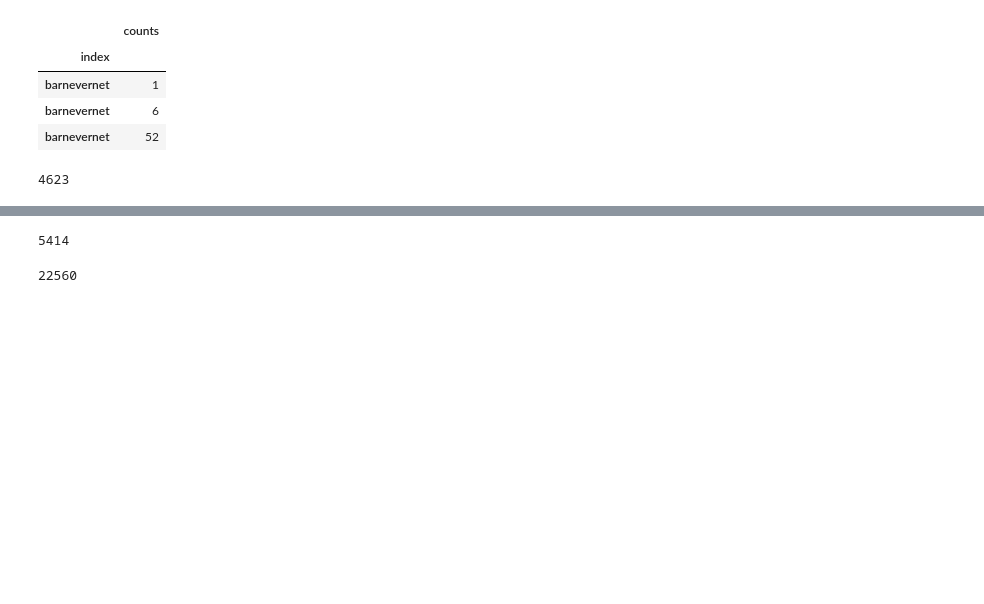
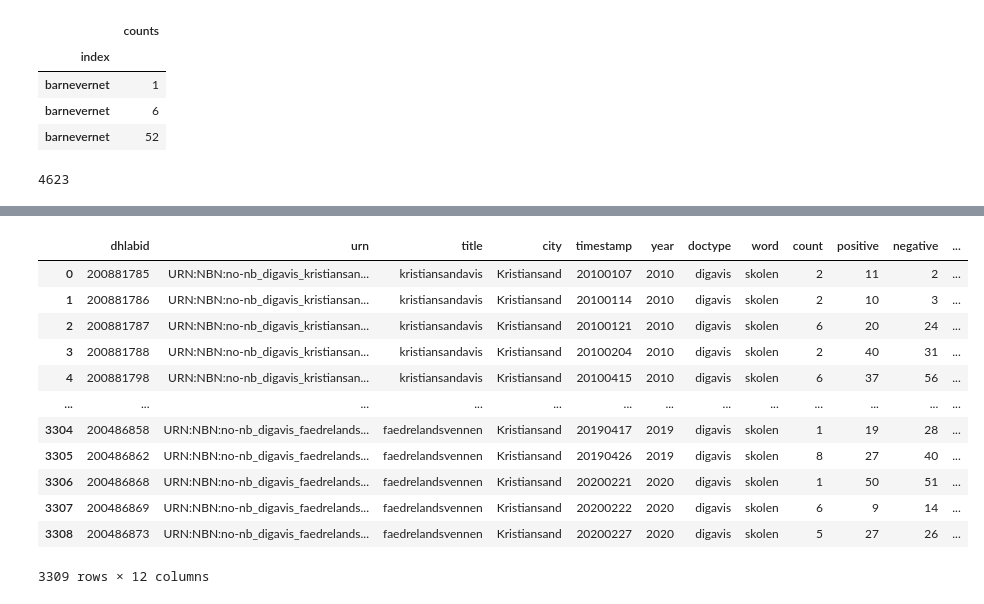
Before and after one commit to Sprakbanken/sentimentanalyse, a Jupyter notebook: exeriment.ipynb, the cells around one changed output, grey strips where cells are left out. Saved outputs shown, nothing was run; the diff lists cells and outputs as text; code cells hidden in the pictures; blank space fills up the shorter version.

```diff
--- a/exeriment.ipynb
+++ b/exeriment.ipynb
@@ -49,11 +49,13 @@ def count_sentiment_tokens(coll, terms):
 
     return target_terms
 # %%
-def group_index_terms(df):
+def group_index_terms(df: pd.DataFrame) -> pd.DataFrame:
+    """Group duplicate index terms, make them case-insensitive, and sum up their frequency counts."""
+    if hasattr(df, "frame"):
+        df = df.frame
+    df = df.loc[df.index.str.isalpha()]
     df.index = df.index.str.lower()
-    df.index.name = "index"
-    df = df.groupby('index')["counts"].sum().to_frame("counts")
-    assert df.index.is_unique
+    df = df.groupby(df.index)["counts"].sum().to_frame("counts")
     return df
 # %%
 def label_sentiment_terms(coll, pos, neg):
@@ -162,0 +154,10 @@ sentlabels.counts.sum()
+# %%
+
+corpus_fil= "corpus_avis_2000_2021_Kristiansand_biblioteket_created2022-12-14.csv"
+before=10
+after=10
+word="biblioteket"
+words = word+",skolen"
+word_list = make_list(words)
+# %%
+corpus = load_corpus_from_file(corpus_fil)
@@ -162,0 +233,18 @@ sentlabels.counts.sum()
+# %%
+result = compute_sentiment_analysis(corpus, word)
+# %%
+result
+# %% [output]
+|  | dhlabid | urn | title | city | timestamp | year | doctype | word | count | positive | negative | ... |
+| 0 | 200881785 | URN:NBN:no-nb_digavis_kristiansan... | kristiansandavis | Kristiansand | 20100107 | 2010 | digavis | skolen | 2 | 11 | 2 | ... |
+| 1 | 200881786 | URN:NBN:no-nb_digavis_kristiansan... | kristiansandavis | Kristiansand | 20100114 | 2010 | digavis | skolen | 2 | 10 | 3 | ... |
+| 2 | 200881787 | URN:NBN:no-nb_digavis_kristiansan... | kristiansandavis | Kristiansand | 20100121 | 2010 | digavis | skolen | 6 | 20 | 24 | ... |
+| 3 | 200881788 | URN:NBN:no-nb_digavis_kristiansan... | kristiansandavis | Kristiansand | 20100204 | 2010 | digavis | skolen | 2 | 40 | 31 | ... |
+| 4 | 200881798 | URN:NBN:no-nb_digavis_kristiansan... | kristiansandavis | Kristiansand | 20100415 | 2010 | digavis | skolen | 6 | 37 | 56 | ... |
+| ... | ... | ... | ... | ... | ... | ... | ... | ... | ... | ... | ... | ... |
+| 3304 | 200486858 | URN:NBN:no-nb_digavis_faedrelands... | faedrelandsvennen | Kristiansand | 20190417 | 2019 | digavis | skolen | 1 | 19 | 28 | ... |
+| 3305 | 200486862 | URN:NBN:no-nb_digavis_faedrelands... | faedrelandsvennen | Kristiansand | 20190426 | 2019 | digavis | skolen | 8 | 27 | 40 | ... |
+| 3306 | 200486868 | URN:NBN:no-nb_digavis_faedrelands... | faedrelandsvennen | Kristiansand | 20200221 | 2020 | digavis | skolen | 1 | 50 | 51 | ... |
+| 3307 | 200486869 | URN:NBN:no-nb_digavis_faedrelands... | faedrelandsvennen | Kristiansand | 20200222 | 2020 | digavis | skolen | 6 | 9 | 14 | ... |
+| 3308 | 200486873 | URN:NBN:no-nb_digavis_faedrelands... | faedrelandsvennen | Kristiansand | 20200227 | 2020 | digavis | skolen | 5 | 27 | 26 | ... |
+3309 rows × 12 columns
@@ -163,9 +259,2 @@ sentlabels.counts.sum()
 # %%
-len(coll.index)
+len()
-# %% [output]
-5414
-# %%
-
-coll.counts.sum()
-# %% [output]
-22560
```
Also changed, not shown: parts of 35 cells of this notebook, 3 other files.
